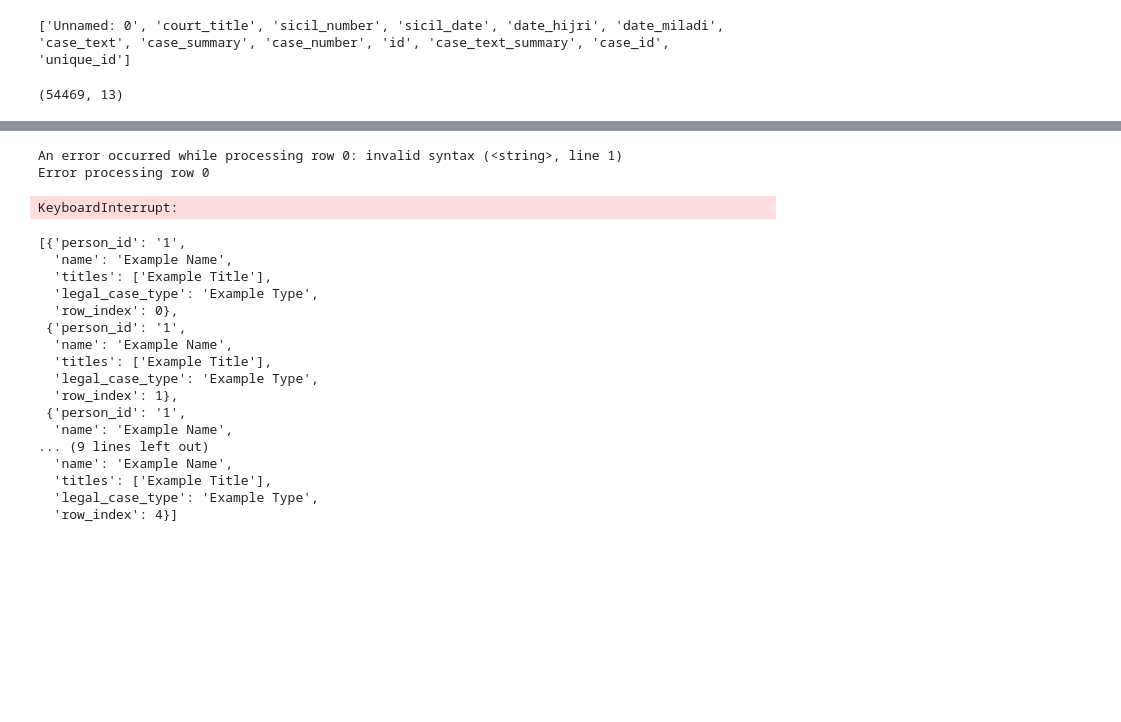
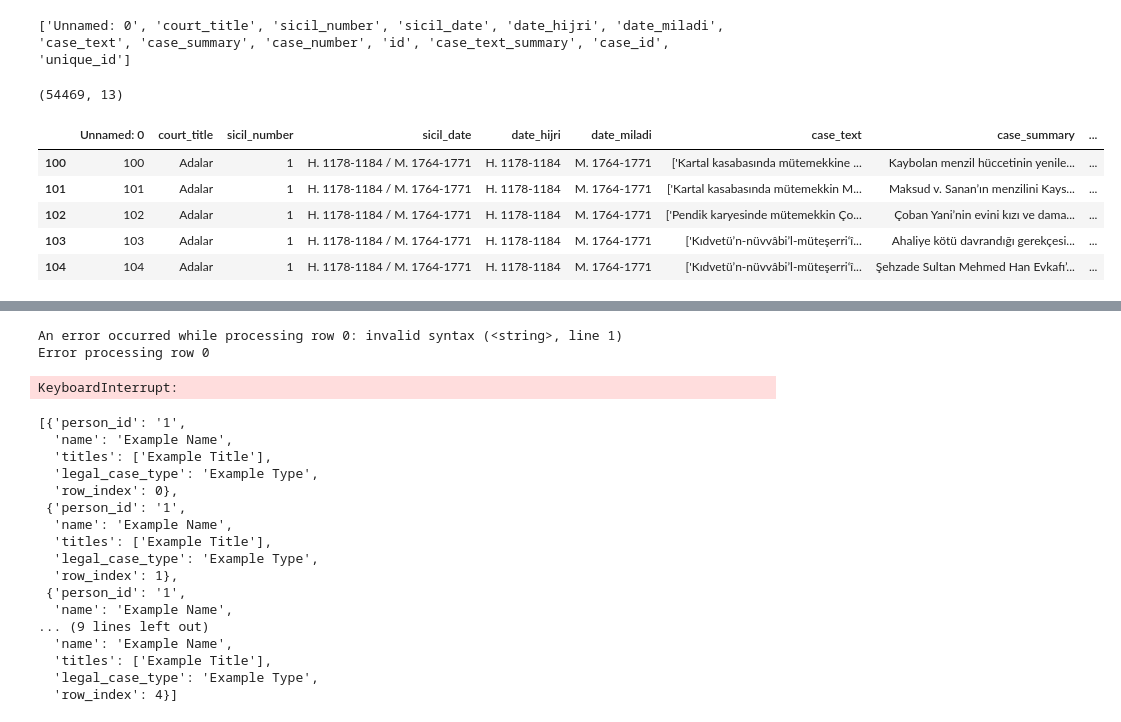
Before and after one commit to yuksekyusuf/Sufism-and-Urban-Religiosity, a Jupyter notebook: Urban Religiosity.ipynb, the cells around one changed output, grey strips where cells are left out. Saved outputs shown, nothing was run; the diff lists cells and outputs as text; code cells hidden in the pictures; blank space fills up the shorter version.

```diff
--- a/Urban Religiosity.ipynb
+++ b/Urban Religiosity.ipynb
@@ -245,0 +288,10 @@ def perform_ner(text, index):
+# %%
+df_subset = df_copy.copy().iloc[100:105]
+df_subset
+# %% [output]
+|  | Unnamed: 0 | court_title | sicil_number | sicil_date | date_hijri | date_miladi | case_text | case_summary | ... |
+| 100 | 100 | Adalar | 1 | H. 1178-1184 / M. 1764-1771 | H. 1178-1184 | M. 1764-1771 | ['Kartal kasabasında mütemekkine ... | Kaybolan menzil hüccetinin yenile... | ... |
+| 101 | 101 | Adalar | 1 | H. 1178-1184 / M. 1764-1771 | H. 1178-1184 | M. 1764-1771 | ['Kartal kasabasında mütemekkin M... | Maksud v. Sanan’ın menzilini Kays... | ... |
+| 102 | 102 | Adalar | 1 | H. 1178-1184 / M. 1764-1771 | H. 1178-1184 | M. 1764-1771 | ['Pendik karyesinde mütemekkin Ço... | Çoban Yani’nin evini kızı ve dama... | ... |
+| 103 | 103 | Adalar | 1 | H. 1178-1184 / M. 1764-1771 | H. 1178-1184 | M. 1764-1771 | ['Kıdvetü’n-nüvvâbi’l-müteşerri‘î... | Ahaliye kötü davrandığı gerekçesi... | ... |
+| 104 | 104 | Adalar | 1 | H. 1178-1184 / M. 1764-1771 | H. 1178-1184 | M. 1764-1771 | ['Kıdvetü’n-nüvvâbi’l-müteşerri‘î... | Şehzade Sultan Mehmed Han Evkafı’... | ... |
```
Also changed, not shown: parts of 14 cells of this notebook.
